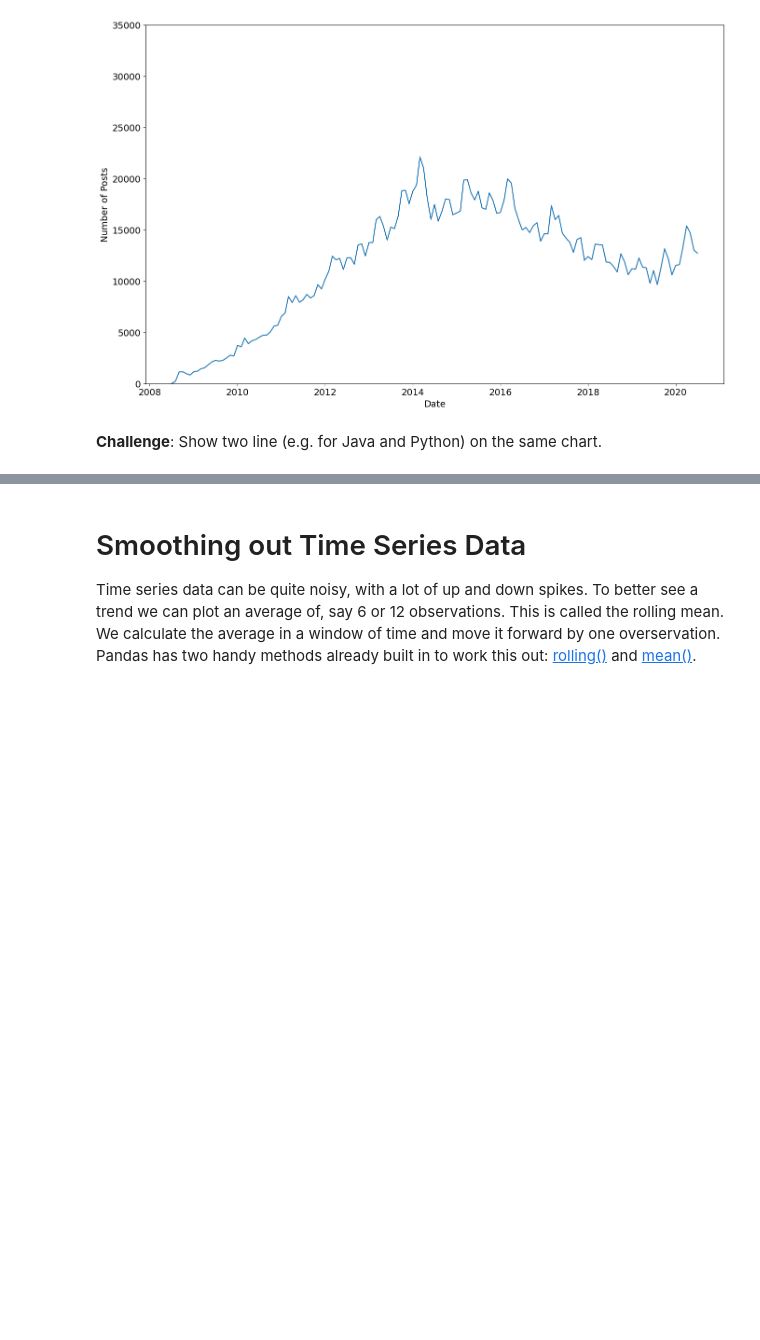
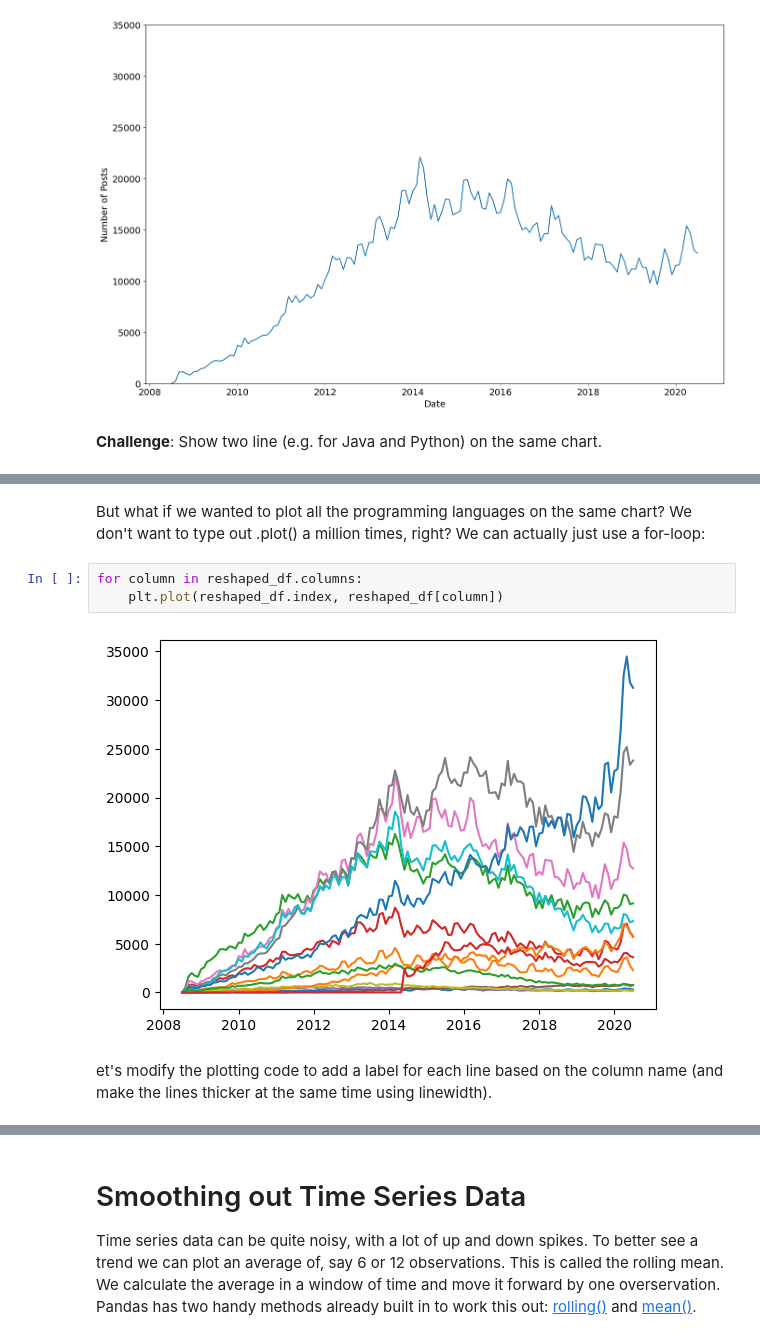
Before and after one commit to aprajeeta10/python-projects, a Jupyter notebook: Programming_Languages_(start).ipynb, the cells around one changed output, grey strips where cells are left out. Cells and saved outputs as stored; diff of their text form; blank space fills up the shorter version.

```diff
--- a/Programming_Languages_(start).ipynb
+++ b/Programming_Languages_(start).ipynb
@@ -222,2 +246,11 @@ plt.plot(reshaped_df.index, reshaped_df.java)
+# %% [markdown]
+But what if we wanted to plot all the programming languages on the same chart? We don't want to type out .plot() a million times, right? We can actually just use a for-loop:
+# %%
+for column in reshaped_df.columns:
+    plt.plot(reshaped_df.index, reshaped_df[column])
+# %% [output]
+[figure, added]
+# %% [markdown]
+et's modify the plotting code to add a label for each line based on the column name (and make the lines thicker at the same time using linewidth).
 # %%
 for column in reshaped_df.columns:
```
Also changed, not shown: parts of 9 cells of this notebook.
